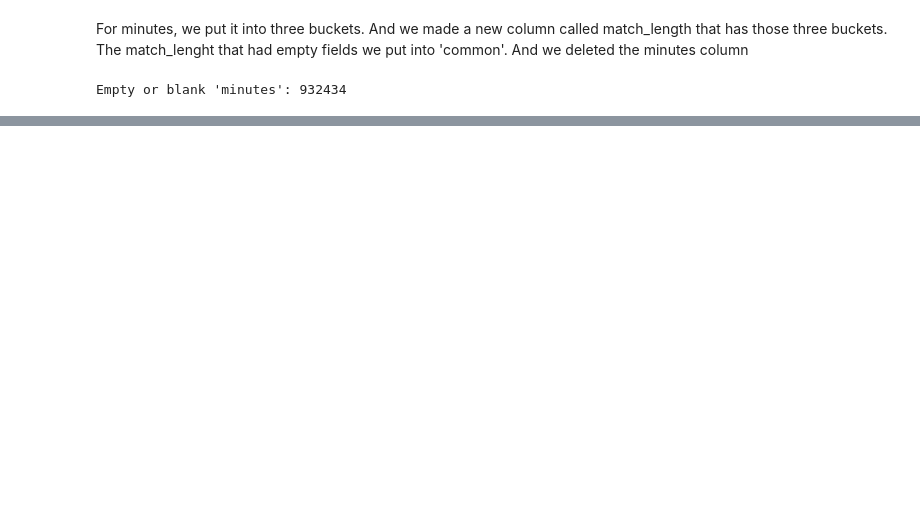
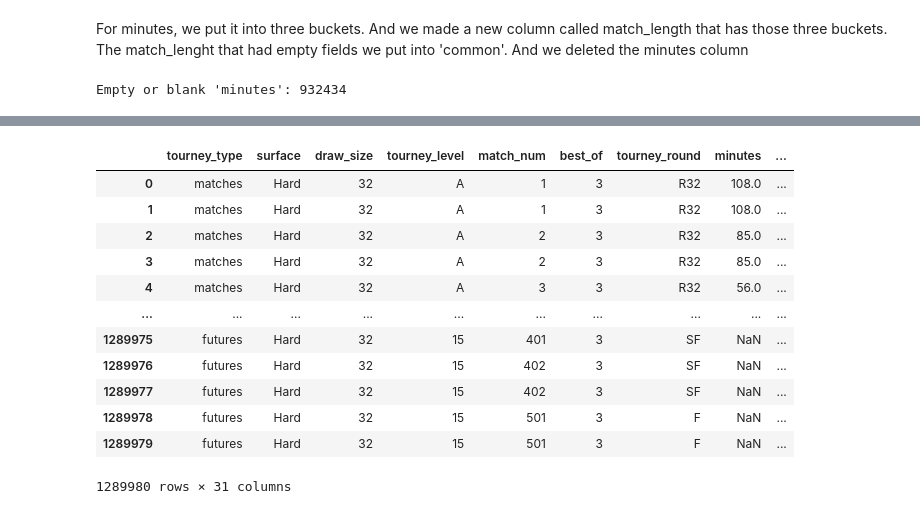
Before and after one commit to GolbertCeitaPages/CMI-DataScience-Project, a Jupyter notebook: preproccesing_tennis.ipynb, the cells around one changed output, grey strips where cells are left out. Saved outputs shown, nothing was run; the diff lists cells and outputs as text; code cells hidden in the pictures; blank space fills up the shorter version.

```diff
--- a/preproccesing_tennis.ipynb
+++ b/preproccesing_tennis.ipynb
@@ -203,0 +221,14 @@ Name: count, dtype: int64
+# %%
+# Flag rows that were originally missing
+df['player_age_missing'] = df['player_age'].isna().astype(int)
+
+# Compute the mean (only from valid heights)
+mean_age = df['player_age'].mean()
+print(f"Mean age used for imputation: {mean_age:.2f} age")
+
+# Fill missing values with the mean height
+df['player_age'] = df['player_age'].fillna(mean_age).round(0)
+
+# Verify the result
+print("Remaining NaNs:", df['player_age'].isna().sum())
+print("Example values:\n", df[['player_height', 'player_age_missing']].head(10))
@@ -203,0 +316,21 @@ Name: count, dtype: int64
+# %%
+# open in data wrangler :)
+df
+
+# Save cleaned dataframe to new CSV (comment out to have it work)
+# output_path = Path.cwd() / "atp_transformed" / "2000-2024_clean.csv"
+# df.to_csv("atp_transformed/2000-2024_clean.csv", index=False)
+# %% [output]
+|  | tourney_type | surface | draw_size | tourney_level | match_num | best_of | tourney_round | minutes | ... |
+| 0 | matches | Hard | 32 | A | 1 | 3 | R32 | 108.0 | ... |
+| 1 | matches | Hard | 32 | A | 1 | 3 | R32 | 108.0 | ... |
+| 2 | matches | Hard | 32 | A | 2 | 3 | R32 | 85.0 | ... |
+| 3 | matches | Hard | 32 | A | 2 | 3 | R32 | 85.0 | ... |
+| 4 | matches | Hard | 32 | A | 3 | 3 | R32 | 56.0 | ... |
+| ... | ... | ... | ... | ... | ... | ... | ... | ... | ... |
+| 1289975 | futures | Hard | 32 | 15 | 401 | 3 | SF | NaN | ... |
+| 1289976 | futures | Hard | 32 | 15 | 402 | 3 | SF | NaN | ... |
+| 1289977 | futures | Hard | 32 | 15 | 402 | 3 | SF | NaN | ... |
+| 1289978 | futures | Hard | 32 | 15 | 501 | 3 | F | NaN | ... |
+| 1289979 | futures | Hard | 32 | 15 | 501 | 3 | F | NaN | ... |
+1289980 rows × 31 columns
```
Also changed, not shown: parts of 26 cells of this notebook.
